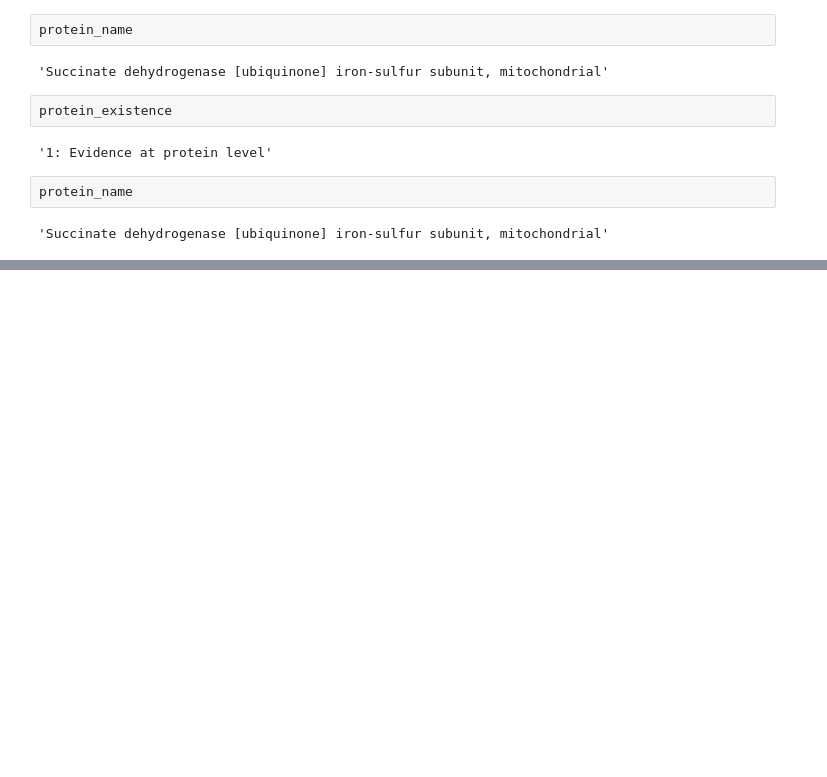
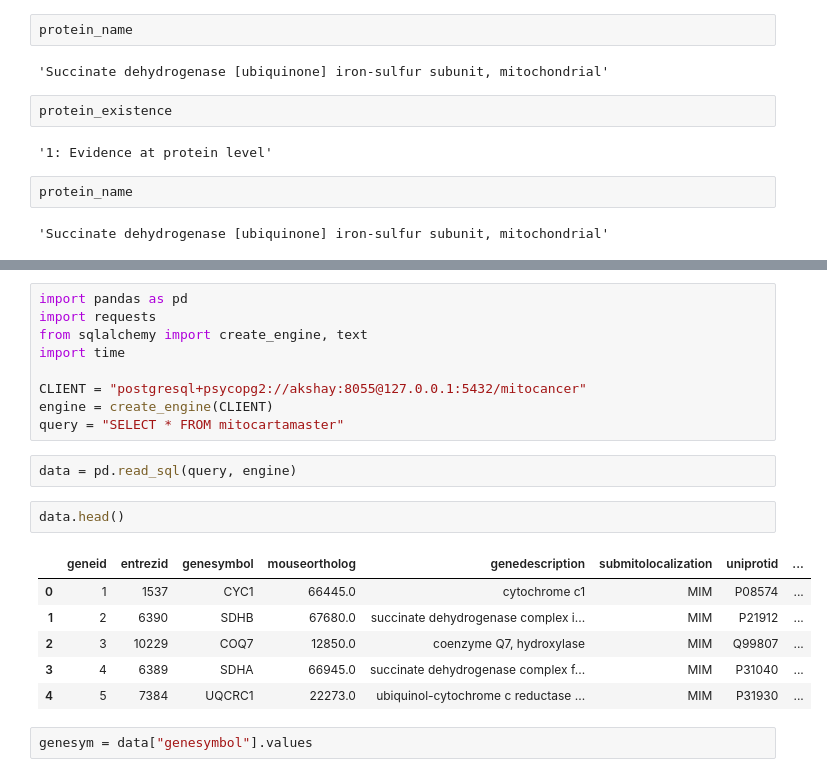
Before and after one commit to akshayoo/MitoCancer, a Jupyter notebook: utils/text.ipynb, the cells around one changed output, grey strips where cells are left out. Cells and saved outputs as stored; diff of their text form; blank space fills up the shorter version.

```diff
--- a/utils/text.ipynb
+++ b/utils/text.ipynb
@@ -306,0 +330,22 @@ protein_name
+# %%
+import pandas as pd
+import requests
+from sqlalchemy import create_engine, text
+import time
+
+CLIENT = "postgresql+psycopg2://akshay:8055@127.0.0.1:5432/mitocancer"
+engine = create_engine(CLIENT)
+query = "SELECT * FROM mitocartamaster"
+# %%
+data = pd.read_sql(query, engine)
+# %%
+data.head()
+# %% [output]
+|  | geneid | entrezid | genesymbol | mouseortholog | genedescription | submitolocalization | uniprotid | ... |
+| 0 | 1 | 1537 | CYC1 | 66445.0 | cytochrome c1 | MIM | P08574 | ... |
+| 1 | 2 | 6390 | SDHB | 67680.0 | succinate dehydrogenase complex i... | MIM | P21912 | ... |
+| 2 | 3 | 10229 | COQ7 | 12850.0 | coenzyme Q7, hydroxylase | MIM | Q99807 | ... |
+| 3 | 4 | 6389 | SDHA | 66945.0 | succinate dehydrogenase complex f... | MIM | P31040 | ... |
+| 4 | 5 | 7384 | UQCRC1 | 22273.0 | ubiquinol-cytochrome c reductase ... | MIM | P31930 | ... |
+# %%
+genesym = data["genesymbol"].values
```
Also changed, not shown: parts of 9 cells of this notebook, 6 other files.
